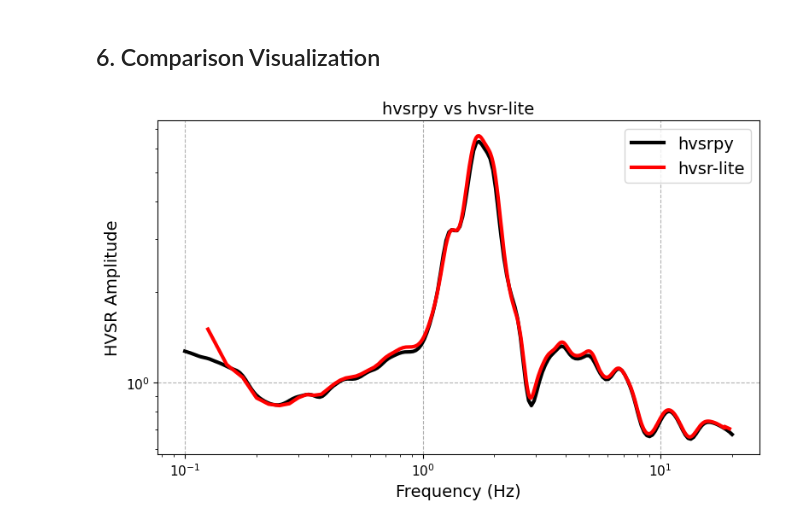
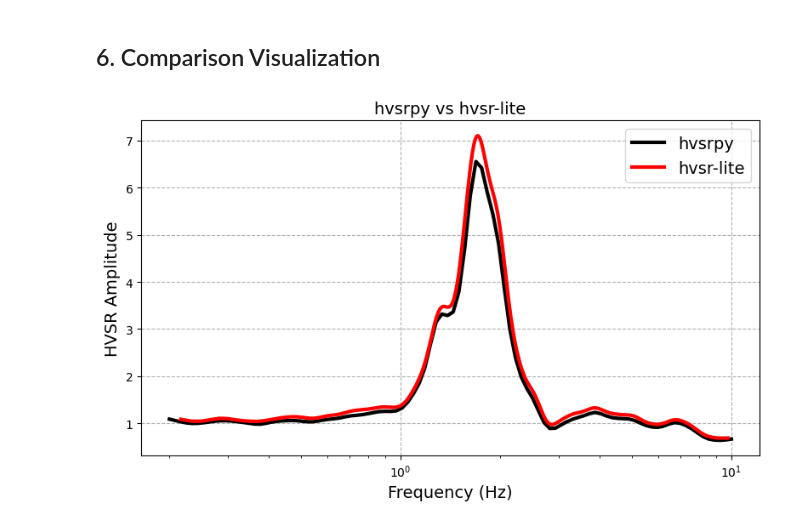
Before and after one commit to Shihao-Yuan/hvsr-lite, a Jupyter notebook: examples/hvsr_comparison_hvsrpy.ipynb, the cells around one changed output. Drawn from its saved outputs; the diff is of its cells as text; code cells hidden in the pictures.

```diff
--- a/examples/hvsr_comparison_hvsrpy.ipynb
+++ b/examples/hvsr_comparison_hvsrpy.ipynb
@@ -94,8 +103,8 @@ if files_exist:
     st_preprocessed = st_all.copy()
     st_preprocessed.detrend(type='demean')
     st_preprocessed.detrend(type='linear')
-    st_preprocessed.taper(max_percentage=0.05, type='cosine')
-    st_preprocessed.filter('bandpass', freqmin=0.1, freqmax=20.0, corners=4, zerophase=True)
+    st_preprocessed.taper(max_percentage=0.001)
+    st_preprocessed.filter('bandpass', freqmin=0.2, freqmax=10.0, corners=4, zerophase=True)
 
     hvsr_data = stream_to_dict(st_preprocessed)
 
@@ -316,35 +330,39 @@ Processing completed
 # %% [markdown]
 ## 6. Comparison Visualization
 # %%
-# Create comprehensive comparison plot
+# Comparison plot
 if files_exist and hvsrpy_result is not None:
-    # Create figure with subplots
     fig, ax = plt.subplots(1, 1, figsize=(8, 5))
 
-    # Colors for different methods
     colors = {
-        'custom_ko': 'red',
-        'custom_ko_smooth': 'green',
-        'moving_average': 'orange',
-        'hvsrpy': 'black'
+        "hvsrpy": "black",
+        "hvsr_lite": "red",
     }
 
-    # hvsrpy
-    ax.loglog(hvsrpy_result['frequencies'], hvsrpy_result['hvsr_values'],
-              color=colors['hvsrpy'], linewidth=3, label='hvsrpy')
+    ax.semilogx(
+        hvsrpy_result["frequencies"],
+        hvsrpy_result["hvsr_values"],
+        color=colors["hvsrpy"],
+        linewidth=3,
+        label="hvsrpy",
+    )
 
-    # hvsr-lite
-    if 'custom_ko' in hvsr_lite_results and hvsr_lite_results['custom_ko'] is not None:
-        ax.loglog(hvsr_lite_results['custom_ko'].frequencies, hvsr_lite_results['custom_ko'].hvsr_values,
-                  color=colors['custom_ko'], linewidth=3, label='hvsr-lite')
+    if "hvsr_lite_result" in globals() and hvsr_lite_result is not None:
+        ax.semilogx(
+            hvsr_lite_result.frequencies,
+            hvsr_lite_result.hvsr_values,
+            color=colors["hvsr_lite"],
+            linewidth=3,
+            label="hvsr-lite",
+        )
 
-    ax.set_xlabel('Frequency (Hz)',fontsize=14)
-    ax.set_ylabel('HVSR Amplitude',fontsize=14)
-    ax.set_title('hvsrpy vs hvsr-lite',fontsize=14)
-    ax.grid(True, linestyle='--')
+    ax.set_xlabel("Frequency (Hz)", fontsize=14)
+    ax.set_ylabel("HVSR Amplitude", fontsize=14)
+    ax.set_title("hvsrpy vs hvsr-lite", fontsize=14)
+    ax.grid(True, linestyle="--")
     ax.legend(fontsize=14)
 
     plt.tight_layout()
     plt.show()
 # %% [output]
-[figure, old version]
+[figure, new version]
```
Also changed, not shown: parts of 6 cells of this notebook, 10 other files.
